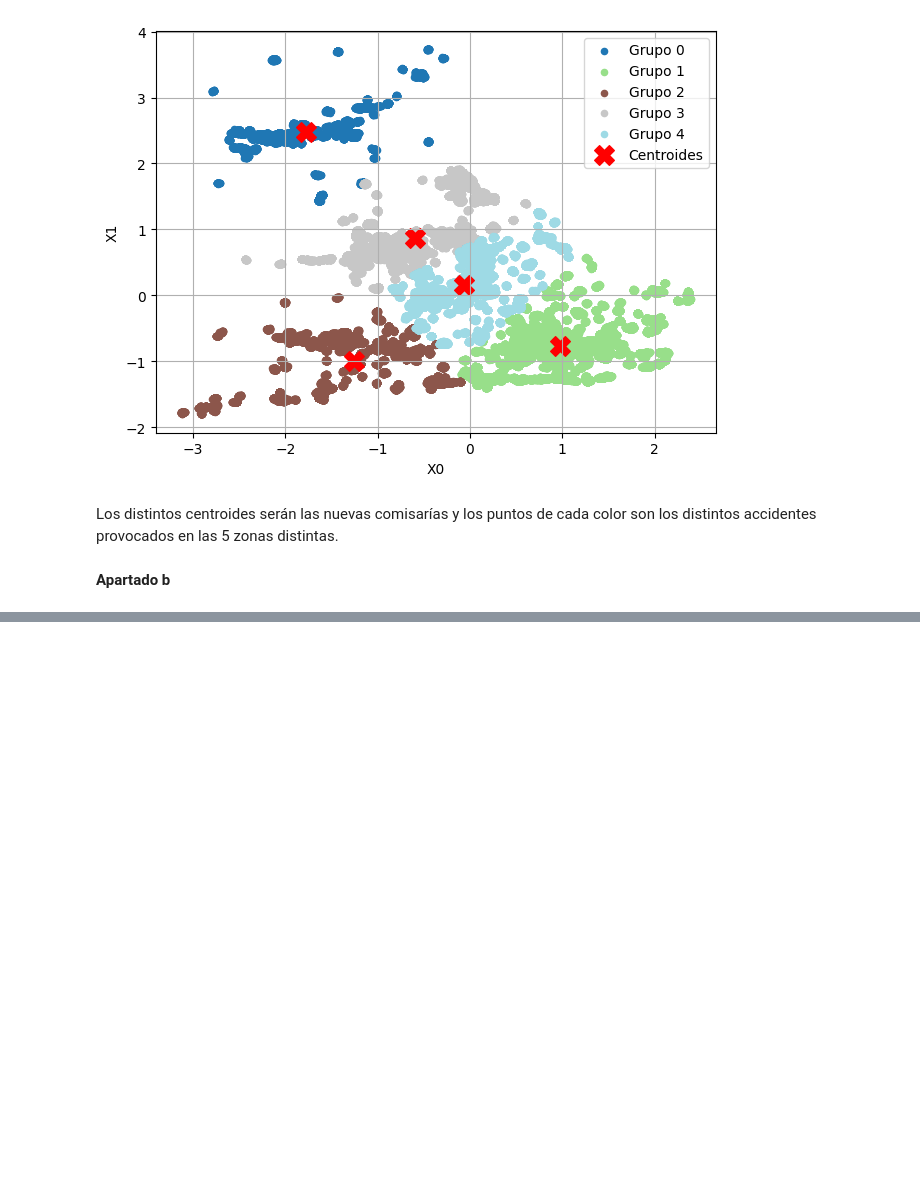
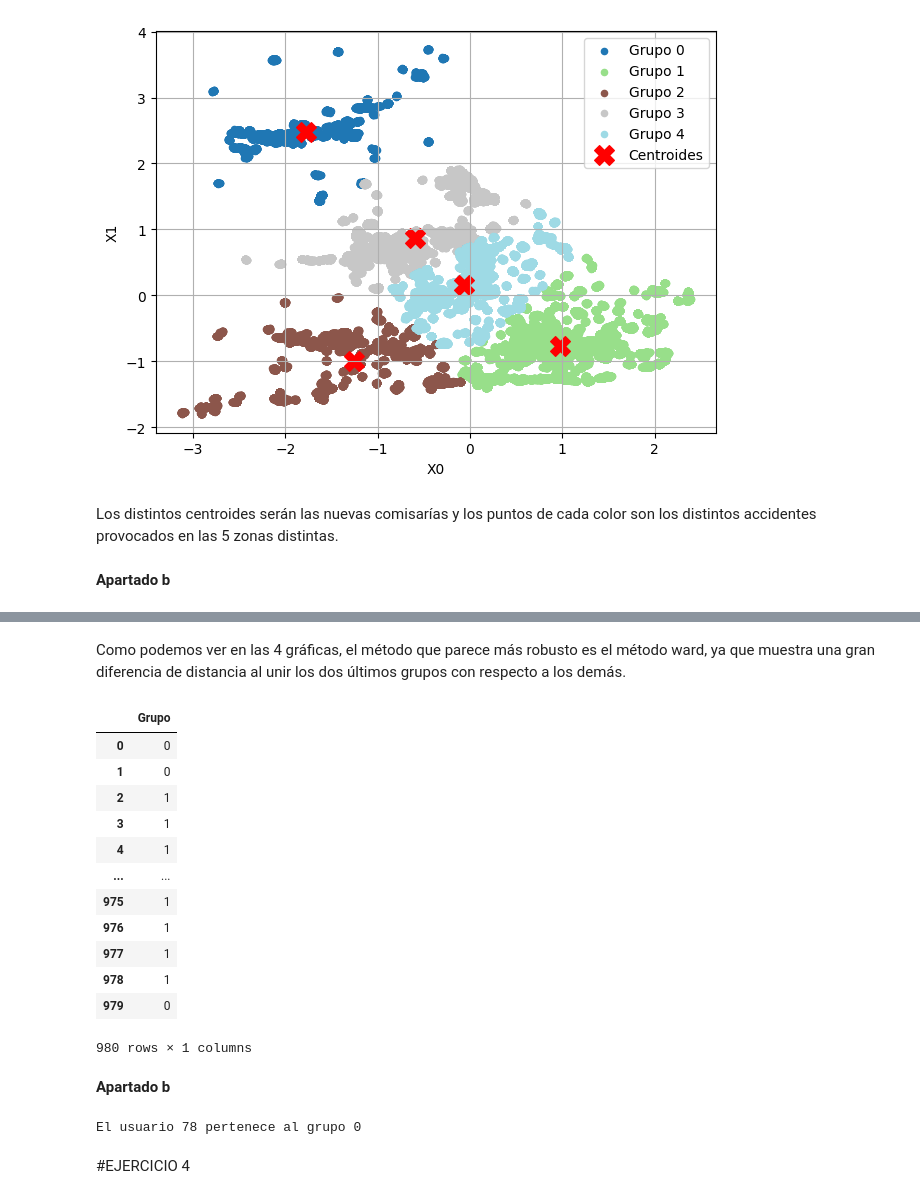
Before and after one commit to rubengamarro/practicas_aprendizaje_no_supervisado, a Jupyter notebook: 1_Agrupamiento_no_supervisado.ipynb, the cells around one changed output, grey strips where cells are left out. Drawn from its saved outputs; the diff is of its cells as text; code cells hidden in the pictures; blank space fills up the shorter version.

```diff
--- a/1_Agrupamiento_no_supervisado.ipynb
+++ b/1_Agrupamiento_no_supervisado.ipynb
@@ -162,0 +278,35 @@ Los distintos centroides serán las nuevas comisarías y los puntos de cada colo
+# %% [markdown]
+Como podemos ver en las 4 gráficas, el método que parece más robusto es el método ward, ya que muestra una gran diferencia de distancia al unir los dos últimos grupos con respecto a los demás.
+# %%
+from sklearn.cluster import AgglomerativeClustering
+
+ac = AgglomerativeClustering(n_clusters=2,
+                             metric='euclidean',
+                             linkage='ward')
+predicciones = ac.fit_predict(X_std)
+
+dfPred = pd.DataFrame(predicciones, columns=["Grupo"])
+dfPred
+# %% [output]
+|  | Grupo |
+| 0 | 0 |
+| 1 | 0 |
+| 2 | 1 |
+| 3 | 1 |
+| 4 | 1 |
+| ... | ... |
+| 975 | 1 |
+| 976 | 1 |
+| 977 | 1 |
+| 978 | 1 |
+| 979 | 0 |
+980 rows × 1 columns
+# %% [markdown]
+**Apartado b**
+# %%
+user78 = predicciones[77]
+print("El usuario 78 pertenece al grupo", user78)
+# %% [output]
+El usuario 78 pertenece al grupo 0
+# %% [markdown]
+#EJERCICIO 4
```
Also changed, not shown: parts of 12 cells of this notebook.
